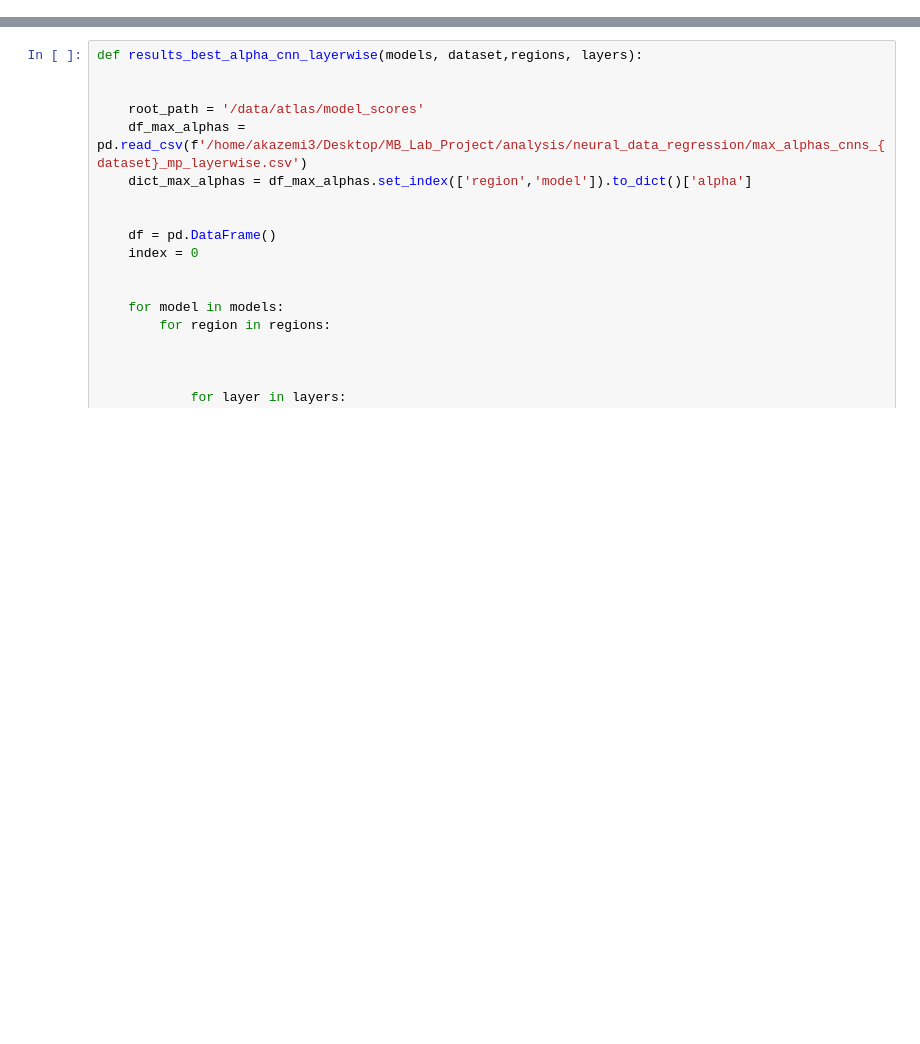
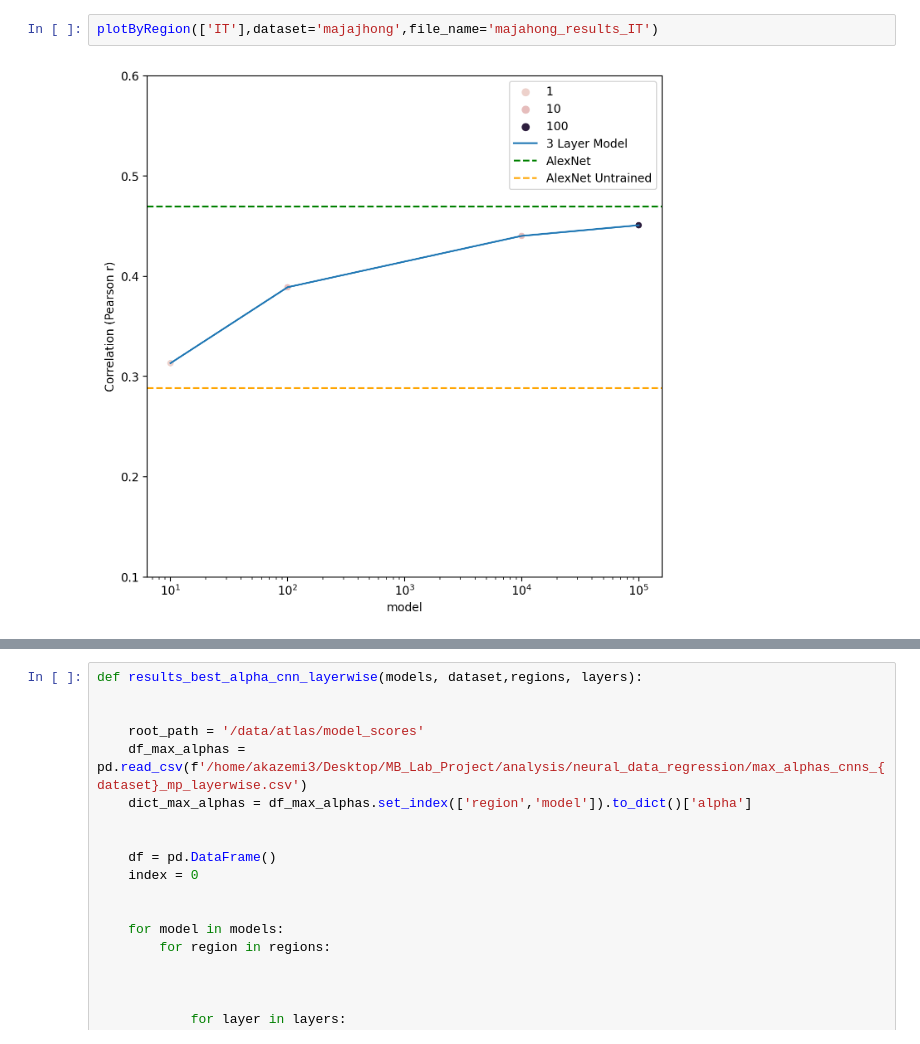
Before and after one commit to akazemian/untrained_models_of_visual_cortex, a Jupyter notebook: plots/plot_best_alpha.ipynb, the cells around one changed output, grey strips where cells are left out. Drawn from its saved outputs; the diff is of its cells as text; blank space fills up the shorter version.

```diff
--- a/plots/plot_best_alpha.ipynb
+++ b/plots/plot_best_alpha.ipynb
@@ -168,0 +149,4 @@ TypeError: results_best_alpha() missing 1 required positional argument: 'regions
+# %%
+plotByRegion(['IT'],dataset='majajhong',file_name='majahong_results_IT')
+# %% [output]
+[figure, added]
```
Also changed, not shown: parts of 8 cells of this notebook, 37 other files.
